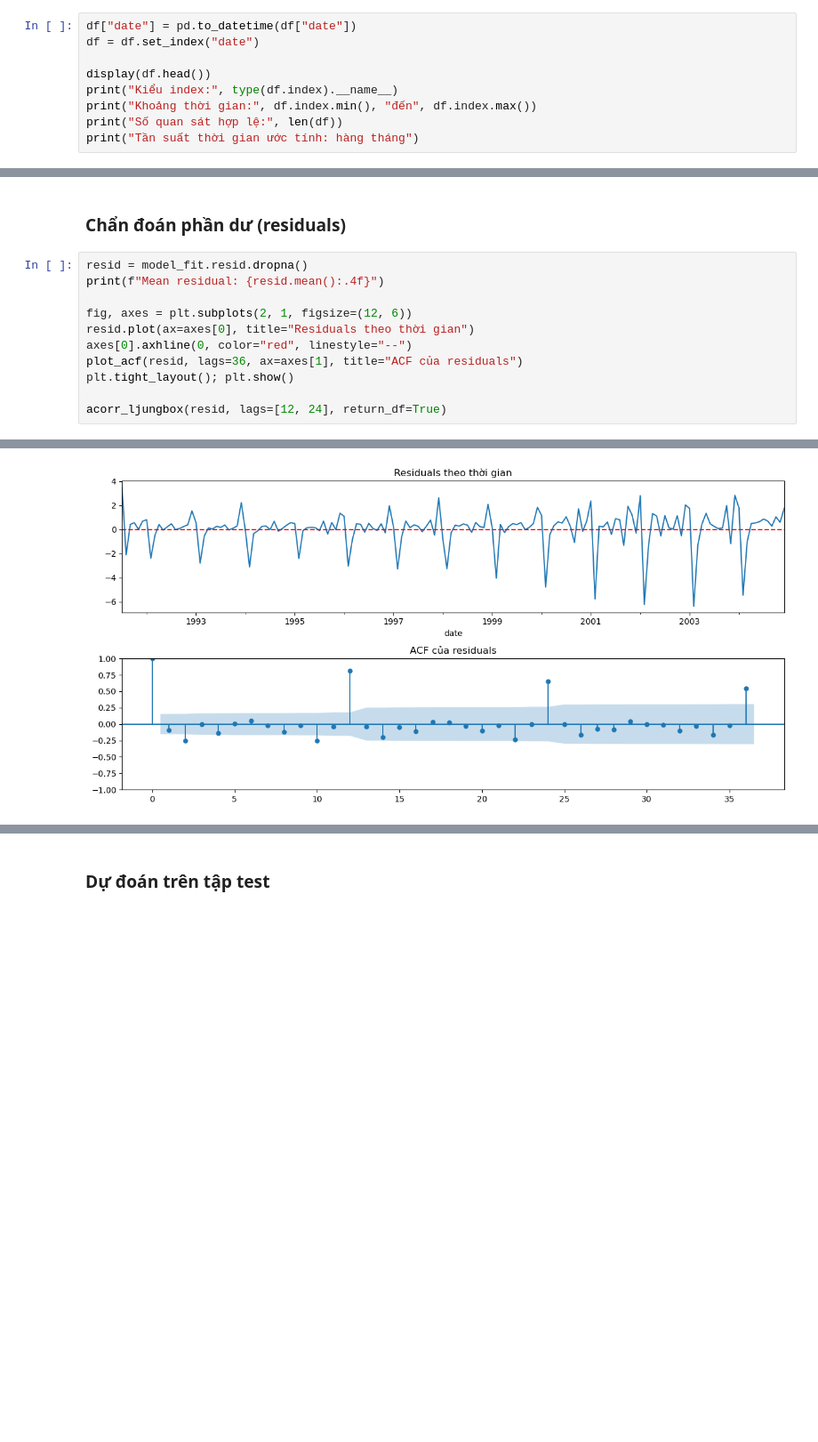
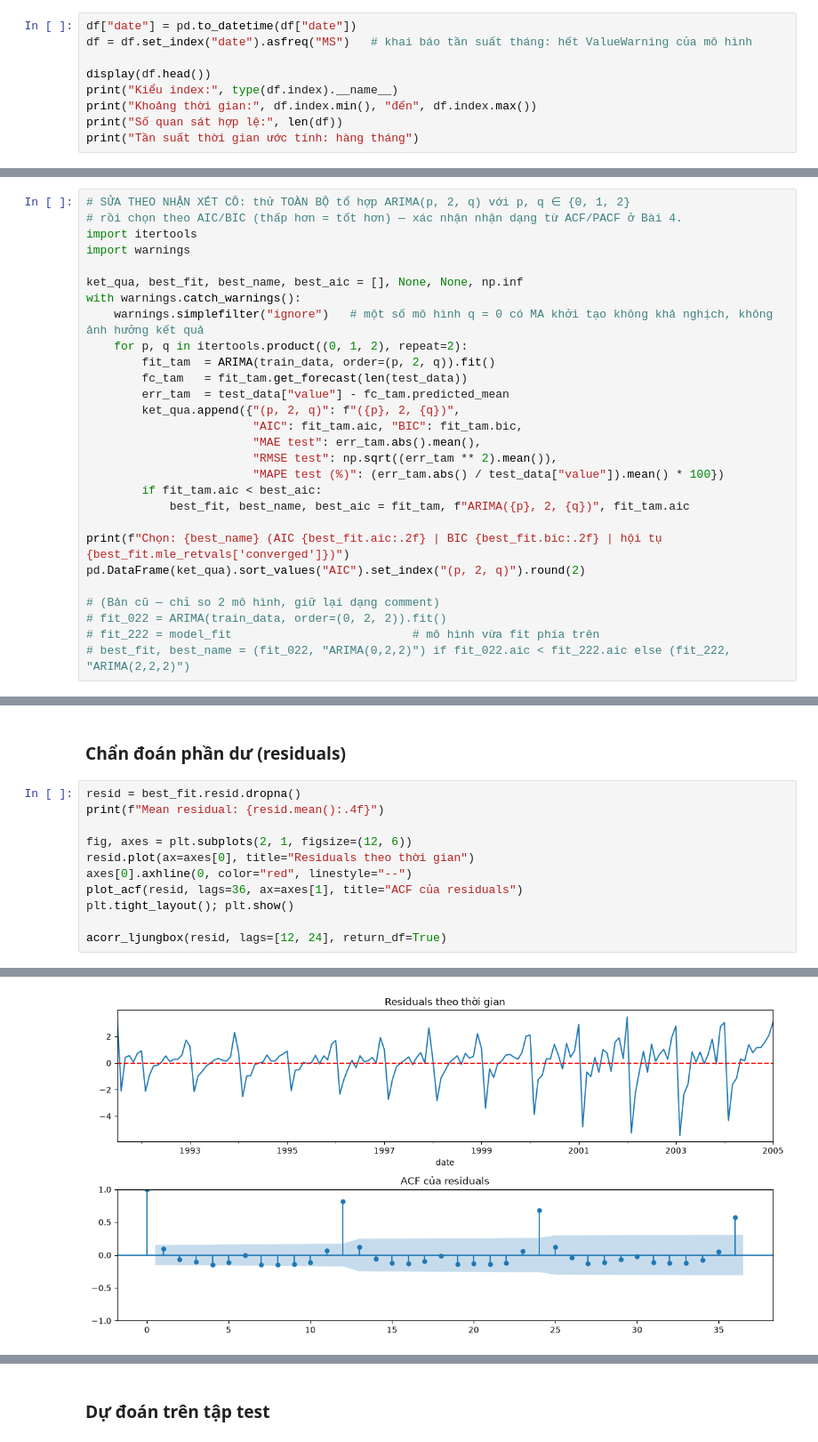
Before and after one commit to HoraCompany-VN/Times-Series-Gr3, a Jupyter notebook: Lab2/BT_Normal/src/Lab2_Normal.ipynb, the cells around one changed output, grey strips where cells are left out. Shown at 89% size. Cells and saved outputs as stored; diff of their text form; blank space fills up the shorter version.

Commit message:
Sua Lab2_Normal theo nhan xet GV: bang lag chi tiet + grid AIC/BIC 9 to hop

```diff
--- a/Lab2/BT_Normal/src/Lab2_Normal.ipynb
+++ b/Lab2/BT_Normal/src/Lab2_Normal.ipynb
@@ -52,7 +54,7 @@ Tên cột: ['date', 'value']
 Chuyển `date` sang kiểu ngày tháng, sau đó đặt làm index
 # %%
 df["date"] = pd.to_datetime(df["date"])
-df = df.set_index("date")
+df = df.set_index("date").asfreq("MS")   # khai báo tần suất tháng: hết ValueWarning của mô hình
 
 display(df.head())
 print("Kiểu index:", type(df.index).__name__)
@@ -383,0 +491,28 @@ BIC of model is: 611.4971341279539
+# %%
+# SỬA THEO NHẬN XÉT CÔ: thử TOÀN BỘ tổ hợp ARIMA(p, 2, q) với p, q ∈ {0, 1, 2}
+# rồi chọn theo AIC/BIC (thấp hơn = tốt hơn) — xác nhận nhận dạng từ ACF/PACF ở Bài 4.
+import itertools
+import warnings
+
+ket_qua, best_fit, best_name, best_aic = [], None, None, np.inf
+with warnings.catch_warnings():
+    warnings.simplefilter("ignore")   # một số mô hình q = 0 có MA khởi tạo không khả nghịch, không ảnh hưởng kết quả
+    for p, q in itertools.product((0, 1, 2), repeat=2):
+        fit_tam  = ARIMA(train_data, order=(p, 2, q)).fit()
+        fc_tam   = fit_tam.get_forecast(len(test_data))
+        err_tam  = test_data["value"] - fc_tam.predicted_mean
+        ket_qua.append({"(p, 2, q)": f"({p}, 2, {q})",
+                        "AIC": fit_tam.aic, "BIC": fit_tam.bic,
+                        "MAE test": err_tam.abs().mean(),
+                        "RMSE test": np.sqrt((err_tam ** 2).mean()),
+                        "MAPE test (%)": (err_tam.abs() / test_data["value"]).mean() * 100})
+        if fit_tam.aic < best_aic:
+            best_fit, best_name, best_aic = fit_tam, f"ARIMA({p}, 2, {q})", fit_tam.aic
+
+print(f"Chọn: {best_name} (AIC {best_fit.aic:.2f} | BIC {best_fit.bic:.2f} | hội tụ {best_fit.mle_retvals['converged']})")
+pd.DataFrame(ket_qua).sort_values("AIC").set_index("(p, 2, q)").round(2)
+
+# (Bản cũ — chỉ so 2 mô hình, giữ lại dạng comment)
+# fit_022 = ARIMA(train_data, order=(0, 2, 2)).fit()
+# fit_222 = model_fit                          # mô hình vừa fit phía trên
+# best_fit, best_name = (fit_022, "ARIMA(0,2,2)") if fit_022.aic < fit_222.aic else (fit_222, "ARIMA(2,2,2)")
@@ -384,7 +532,7 @@ BIC of model is: 611.4971341279539
 # %% [markdown]
 ### Chẩn đoán phần dư (residuals)
 # %%
-resid = model_fit.resid.dropna()
+resid = best_fit.resid.dropna()
 print(f"Mean residual: {resid.mean():.4f}")
 
 fig, axes = plt.subplots(2, 1, figsize=(12, 6))
@@ -399,2 +547,2 @@ Mean residual: 0.0646
-[figure, old version]
+[figure, new version]
 |  | lb_stat | lb_pvalue |
```
Also changed, not shown: parts of 34 cells of this notebook.
